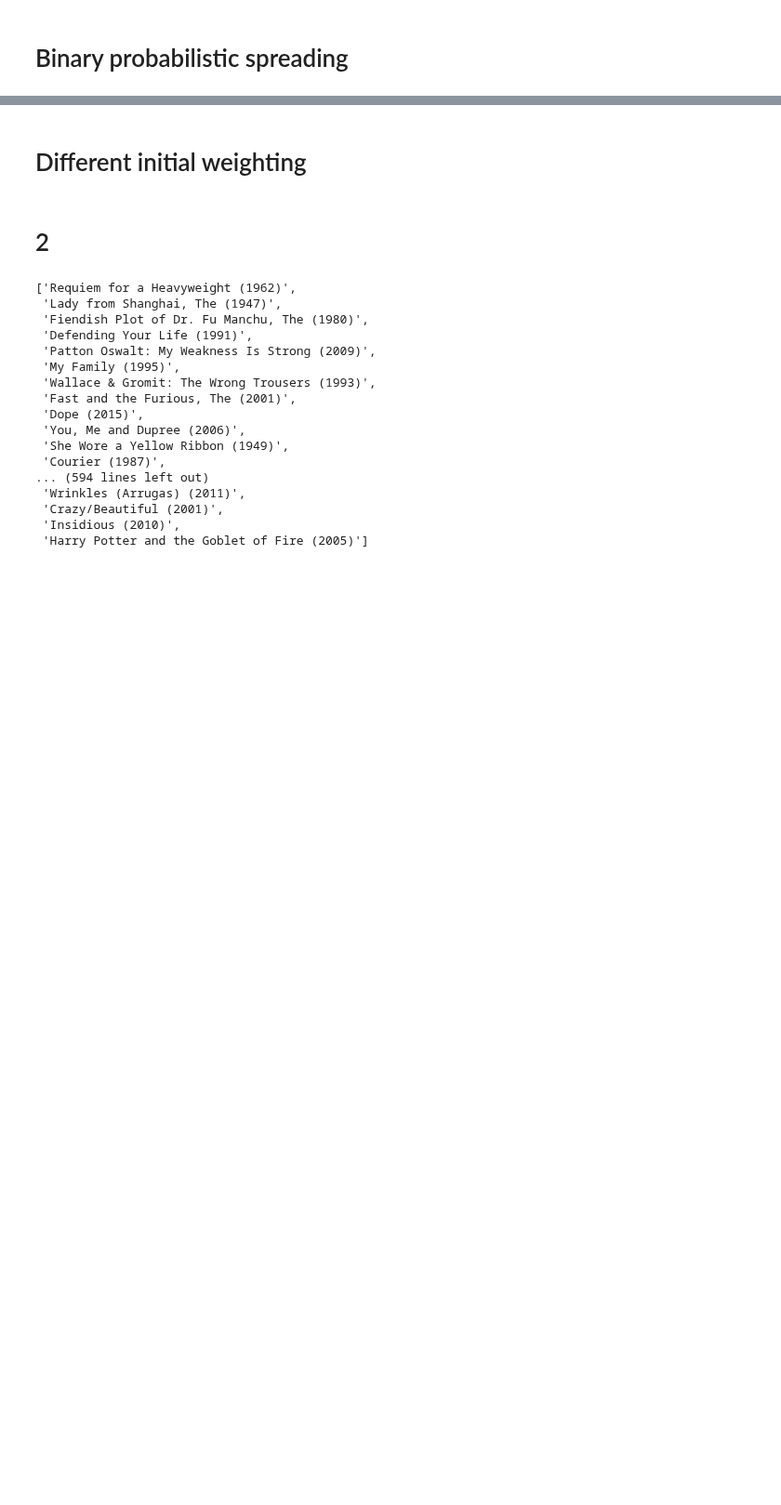
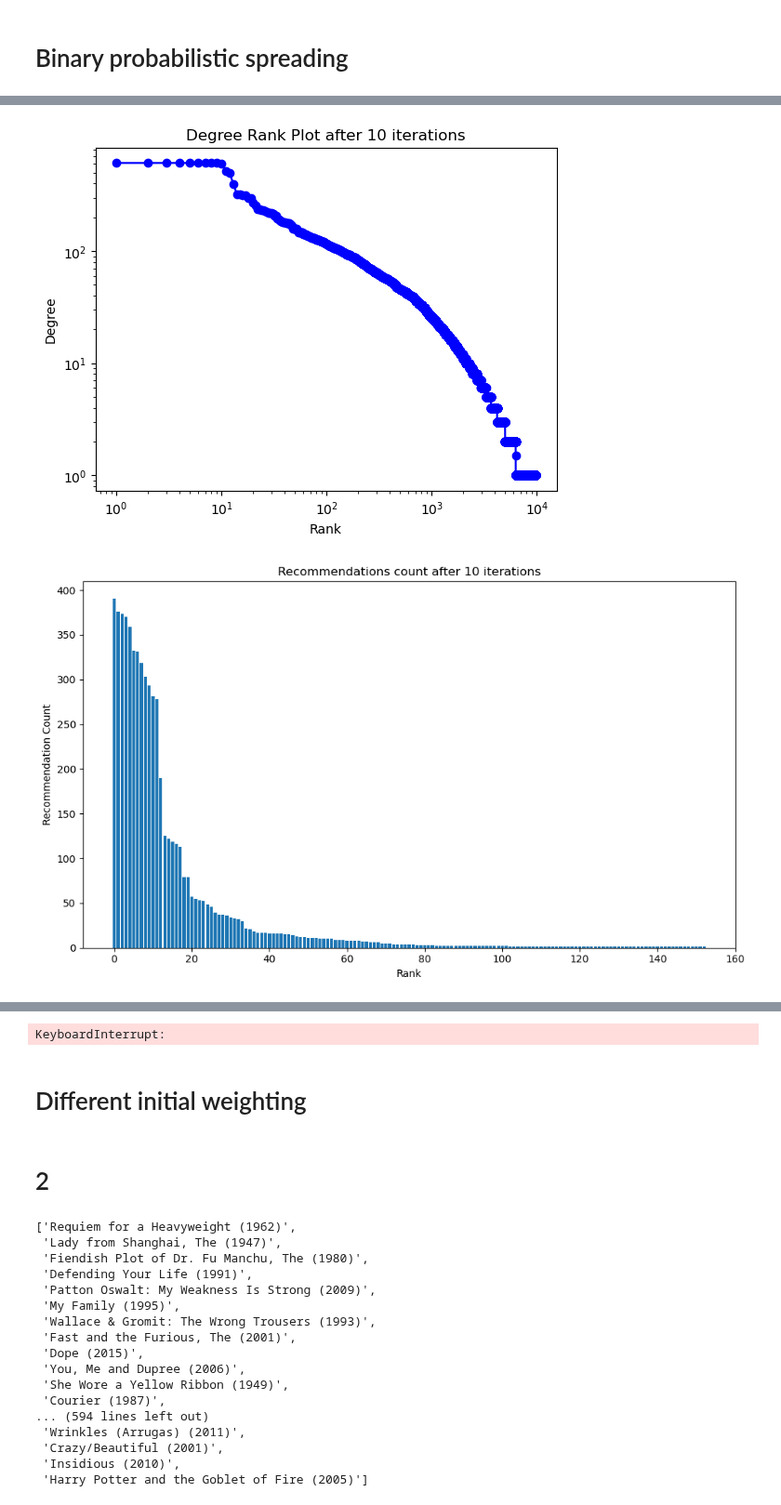
Before and after one commit to chenjoshua7/RecommendationSystems_NetworksFP, a Jupyter notebook: code/Prob_S.ipynb, the cells around one changed output, grey strips where cells are left out. Shown at 93% size. Drawn from its saved outputs; the diff is of its cells as text; code cells hidden in the pictures; blank space fills up the shorter version.

```diff
--- a/code/Prob_S.ipynb
+++ b/code/Prob_S.ipynb
@@ -149,37 +195,6 @@ def movie_degree_rank_plot(movie_degrees, num_iterations):
-# %%
-def temporal_recommendations(binary_network_sparse, iterations, plot_points):
-    degree_history = []  # Store degree information at plot_points iterations
-
-    # Calculate initial movie degrees
-    movie_degrees = np.array(binary_network_sparse.sum(axis=0)).squeeze()
-    degree_history.append(movie_degrees.copy())
-
-    for j in tqdm(range(1, iterations + 1), desc="Progress"):
-        recommendations = []
-
-        # Loop over users
-        for i in range(binary_network_sparse.shape[0]):
-            # Get index of top recommended film
-            _, index = probabilistic_spreading_binary(binary_network_sparse, i, 1)
-            recommendations.append((i, index[0]))
-
-        # Update matrix
-        row_indices, col_indices = zip(*recommendations)
-        binary_network_sparse[row_indices, col_indices] = 1
-
-        # Update movie degrees
-        updated_degrees = np.array(binary_network_sparse.sum(axis=0)).squeeze()
-        movie_degrees += updated_degrees - movie_degrees
-
-        # Store degree information at plot_points iterations
-        if j in plot_points:
-            movie_degree_rank_plot(movie_degrees, j)
-
-        # Store degree information for plot points
-        if j in plot_points:
-            degree_history.append(movie_degrees.copy())
-
-    return binary_network_sparse, degree_history
 # %%
 # Example usage
-binary_network_sparse, degree_history = temporal_recommendations(binary_network_sparse, 1000, [10, 100, 1000])
+binary_network_sparse, movie_degrees, reccomendation_counts = temporal_recommendations(binary_network_sparse, 1000, [10, 100, 500, 1000])
+# %% [output]
+[figure, added]
+[figure, added]
@@ -186,3 +205,4 @@ binary_network_sparse, degree_history = temporal_recommendations(binary_network_
+KeyboardInterrupt:
 # %% [markdown]
 # Different initial weighting
 # %%
```
Also changed, not shown: parts of 9 cells of this notebook, 24 other files.
